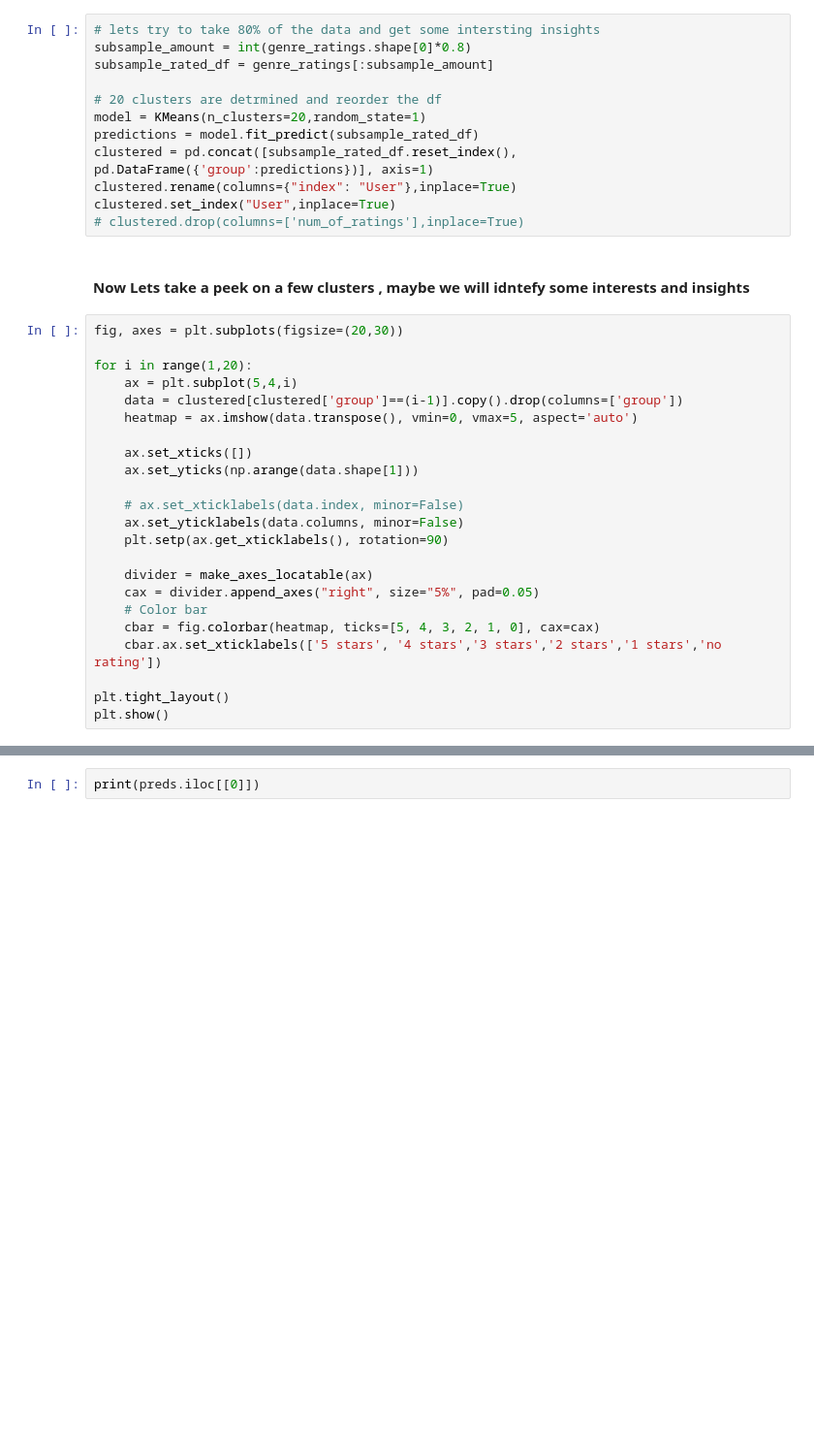
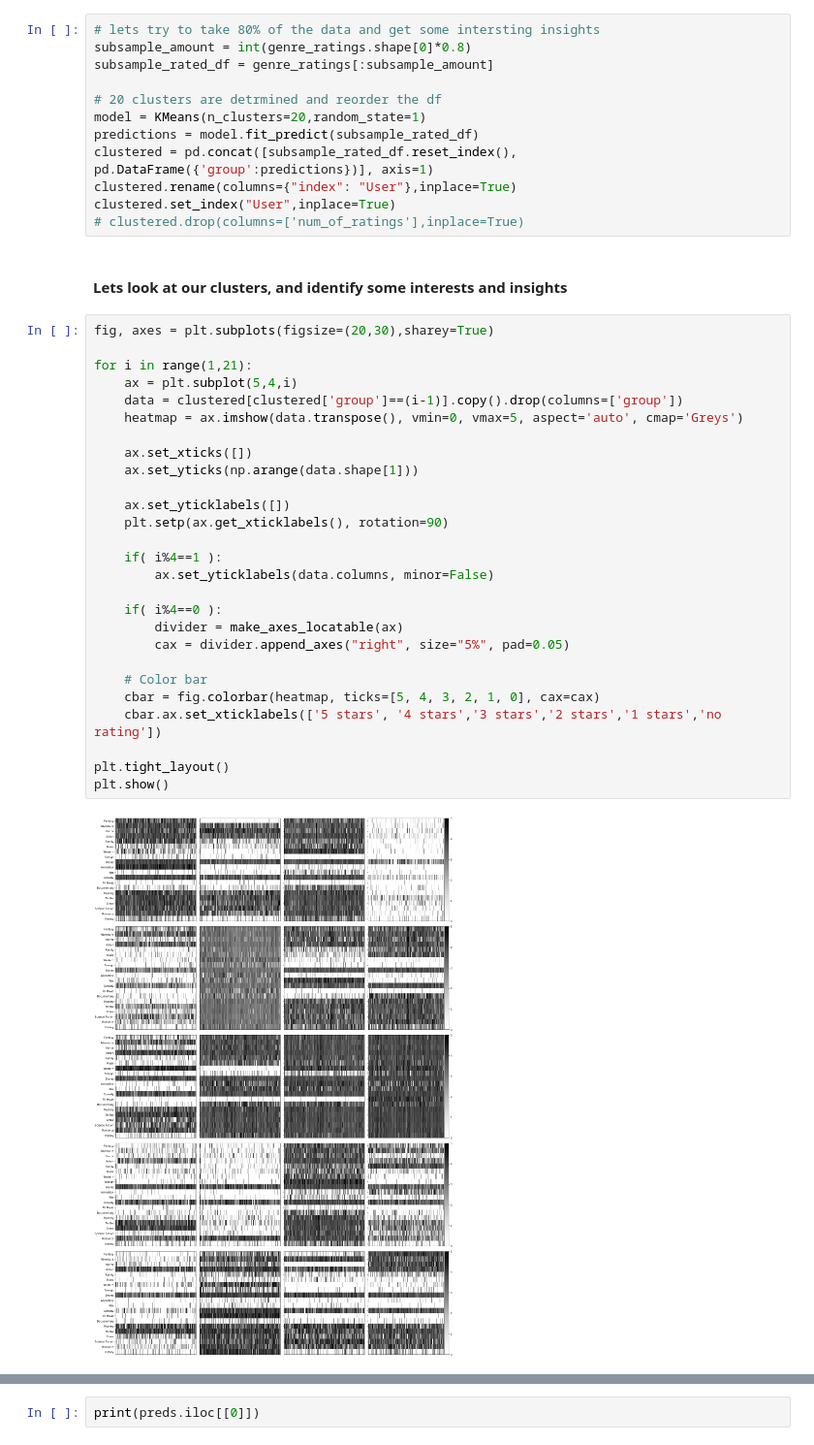
Before and after one commit to ronka/movie-recommendation-notebook, a Jupyter notebook: final_project.ipynb, the cells around one changed output, grey strips where cells are left out. Shown at 97% size. Cells and saved outputs as stored; diff of their text form; blank space fills up the shorter version.

```diff
--- a/final_project.ipynb
+++ b/final_project.ipynb
@@ -476,30 +557,36 @@ clustered.rename(columns={"index": "User"},inplace=True)
 clustered.set_index("User",inplace=True)
 # clustered.drop(columns=['num_of_ratings'],inplace=True)
 # %% [markdown]
-#### Now Lets take a peek on a few clusters , maybe we will idntefy some interests and insights
+#### Lets look at our clusters, and identify some interests and insights
 # %%
-fig, axes = plt.subplots(figsize=(20,30))
+fig, axes = plt.subplots(figsize=(20,30),sharey=True)
 
-for i in range(1,20):
+for i in range(1,21):
     ax = plt.subplot(5,4,i)
     data = clustered[clustered['group']==(i-1)].copy().drop(columns=['group'])
-    heatmap = ax.imshow(data.transpose(), vmin=0, vmax=5, aspect='auto')
+    heatmap = ax.imshow(data.transpose(), vmin=0, vmax=5, aspect='auto', cmap='Greys')
 
     ax.set_xticks([])
     ax.set_yticks(np.arange(data.shape[1]))
 
-    # ax.set_xticklabels(data.index, minor=False)
-    ax.set_yticklabels(data.columns, minor=False)
+    ax.set_yticklabels([])
     plt.setp(ax.get_xticklabels(), rotation=90)
 
-    divider = make_axes_locatable(ax)
-    cax = divider.append_axes("right", size="5%", pad=0.05)
+    if( i%4==1 ):
+        ax.set_yticklabels(data.columns, minor=False)
+
+    if( i%4==0 ):
+        divider = make_axes_locatable(ax)
+        cax = divider.append_axes("right", size="5%", pad=0.05)
+
     # Color bar
     cbar = fig.colorbar(heatmap, ticks=[5, 4, 3, 2, 1, 0], cax=cax)
     cbar.ax.set_xticklabels(['5 stars', '4 stars','3 stars','2 stars','1 stars','no rating'])
 
 plt.tight_layout()
 plt.show()
+# %% [output]
+[figure, added]
 # %% [markdown]
 ###### We can notice specific insights in these heatmaps:
 
```
Also changed, not shown: parts of 24 cells of this notebook, 2 other files.
